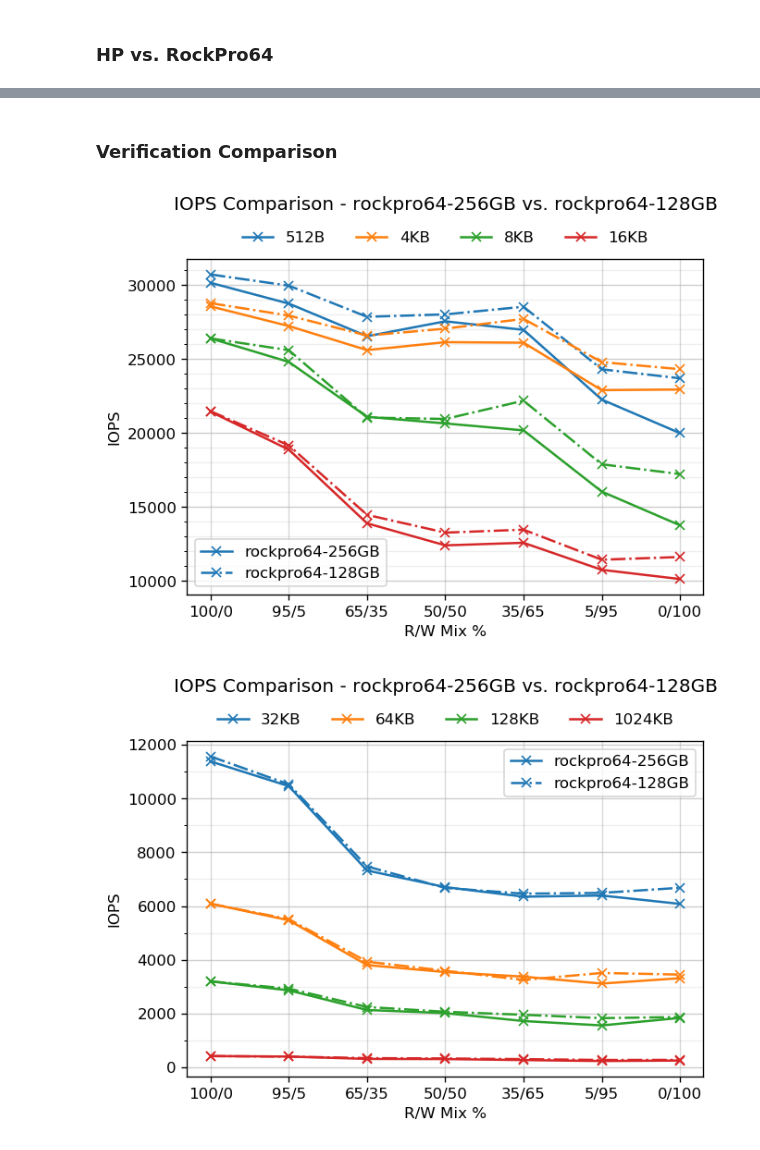
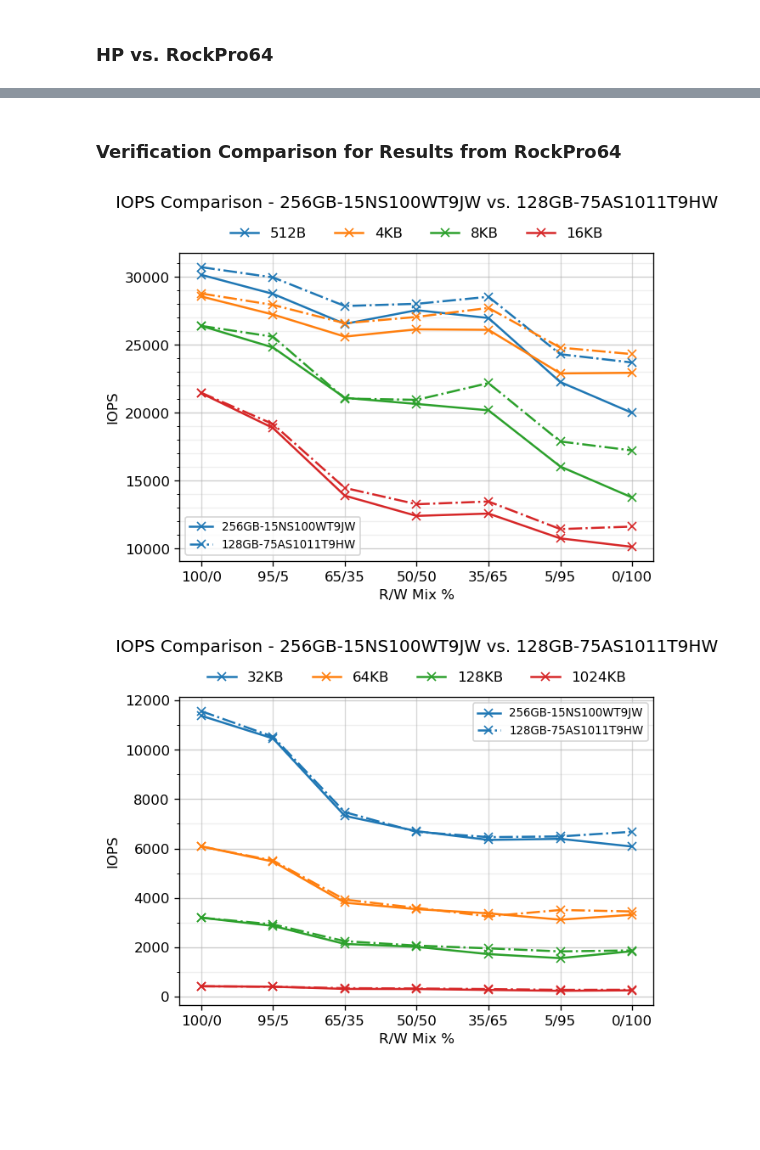
Before and after one commit to ljishen/SSSPT, a Jupyter notebook: analysis/notebooks/iops_comparison.ipynb, the cells around one changed output, grey strips where cells are left out. Drawn from its saved outputs; the diff is of its cells as text; code cells hidden in the pictures; blank space fills up the shorter version.

Commit message:
Smaller the legend font size

```diff
--- a/analysis/notebooks/iops_comparison.ipynb
+++ b/analysis/notebooks/iops_comparison.ipynb
@@ -106,7 +106,8 @@ def plot_iops_comp(profiles):
             bbox_to_anchor=(0.5, 1),
             frameon=False))
         plt.legend(bars[::block_sizes_chunk_length],
-                   platforms)
+                   platforms,
+                   prop={'size': 8})
 
         plt.title('IOPS Comparison - ' + platforms[0] + ' vs. ' + platforms[1], y=1.12)
         plt.show()
@@ -125,12 +126,12 @@ plot_iops_comp({
 # %% [markdown]
-### Verification Comparison
+### Verification Comparison for Results from **RockPro64**
 # %%
 plot_iops_comp({
-    'rockpro64-256GB': {_DIR: 'rockpro64/iops/1',
-                        _MARKER: '-x'},
-    'rockpro64-128GB': {_DIR: 'rockpro64/iops/2',
-                        _MARKER: '-.x'}
+    '256GB-15NS100WT9JW': {_DIR: 'rockpro64/iops/1',
+                           _MARKER: '-x'},
+    '128GB-75AS1011T9HW': {_DIR: 'rockpro64/iops/2',
+                           _MARKER: '-.x'}
 })
 # %% [output]
-[figure, old version]
+[figure, new version]
-[figure, old version]
+[figure, new version]
```
Also changed, not shown: parts of 4 cells of this notebook, 1 other file.
